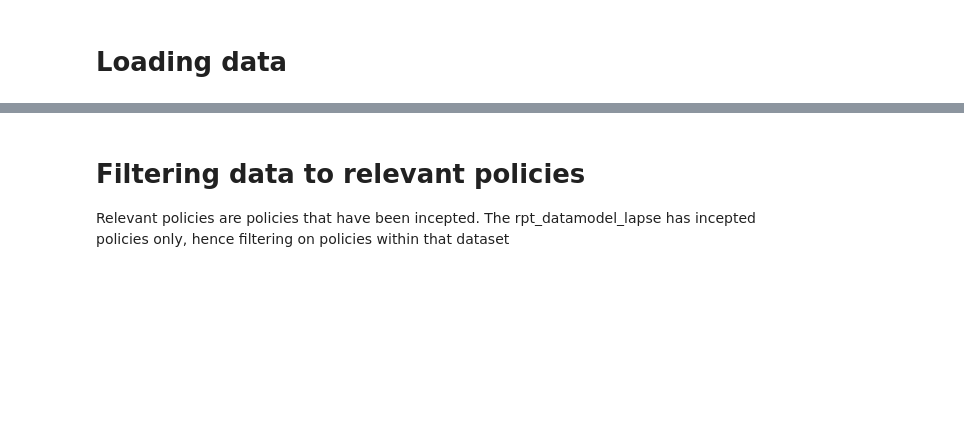
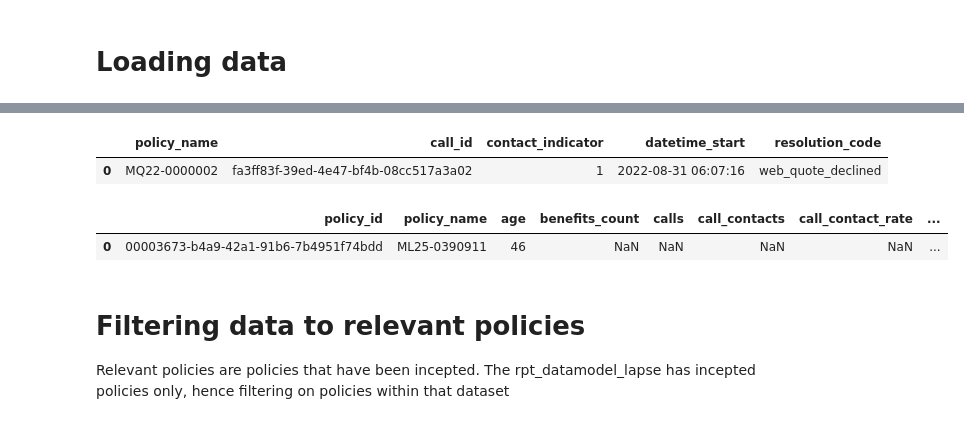
Before and after one commit to Christine-H-code/LapseRate_modeling, a Jupyter notebook: try.ipynb, the cells around one changed output, grey strips where cells are left out. Cells and saved outputs as stored; diff of their text form; code cells hidden in the pictures; blank space fills up the shorter version.

```diff
--- a/try.ipynb
+++ b/try.ipynb
@@ -34,3 +39,13 @@ Index(['policy_id', 'collections_id', 'sales_channel', 'collection_date',
+# %%
+calls_data.head(1)
+# %% [output]
+|  | policy_name | call_id | contact_indicator | datetime_start | resolution_code |
+| 0 | MQ22-0000002 | fa3ff83f-39ed-4e47-bf4b-08cc517a3a02 | 1 | 2022-08-31 06:07:16 | web_quote_declined |
+# %%
+sales_data.head(1)
+# %% [output]
+|  | policy_id | policy_name | age | benefits_count | calls | call_contacts | call_contact_rate | ... |
+| 0 | 00003673-b4a9-42a1-91b6-7b4951f74bdd | ML25-0390911 | 46 | NaN | NaN | NaN | NaN | ... |
 # %% [markdown]
 # Filtering data to relevant policies
 
```
Also changed, not shown: parts of 3 cells of this notebook, 4 other files.
